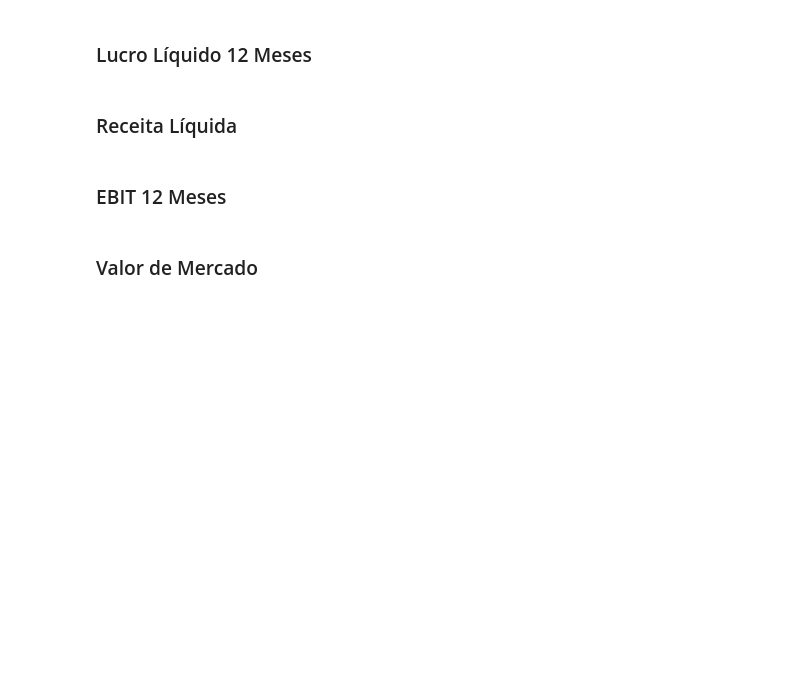
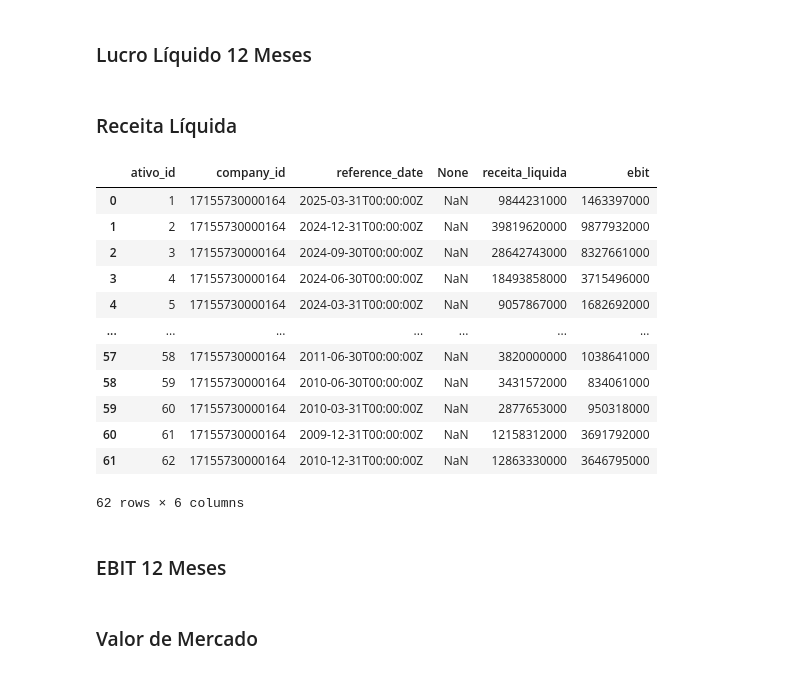
Before and after one commit to faelk8/renda_investe-banco_de_dados, a Jupyter notebook: 02.02-calculos.ipynb, the cells around one changed output. Saved outputs shown, nothing was run; the diff lists cells and outputs as text; code cells hidden in the pictures; blank space fills up the shorter version.

```diff
--- a/02.02-calculos.ipynb
+++ b/02.02-calculos.ipynb
@@ -253,3 +276,19 @@ resultado['lucro_liquidos_12m'] = janela_tempo(patrimolio_liquido,'lucro_prejuiz
 # %% [markdown]
 ### Receita Líquida
+# %%
+demonstrativo_resultado
+# %% [output]
+|  | ativo_id | company_id | reference_date | None | receita_liquida | ebit |
+| 0 | 1 | 17155730000164 | 2025-03-31T00:00:00Z | NaN | 9844231000 | 1463397000 |
+| 1 | 2 | 17155730000164 | 2024-12-31T00:00:00Z | NaN | 39819620000 | 9877932000 |
+| 2 | 3 | 17155730000164 | 2024-09-30T00:00:00Z | NaN | 28642743000 | 8327661000 |
+| 3 | 4 | 17155730000164 | 2024-06-30T00:00:00Z | NaN | 18493858000 | 3715496000 |
+| 4 | 5 | 17155730000164 | 2024-03-31T00:00:00Z | NaN | 9057867000 | 1682692000 |
+| ... | ... | ... | ... | ... | ... | ... |
+| 57 | 58 | 17155730000164 | 2011-06-30T00:00:00Z | NaN | 3820000000 | 1038641000 |
+| 58 | 59 | 17155730000164 | 2010-06-30T00:00:00Z | NaN | 3431572000 | 834061000 |
+| 59 | 60 | 17155730000164 | 2010-03-31T00:00:00Z | NaN | 2877653000 | 950318000 |
+| 60 | 61 | 17155730000164 | 2009-12-31T00:00:00Z | NaN | 12158312000 | 3691792000 |
+| 61 | 62 | 17155730000164 | 2010-12-31T00:00:00Z | NaN | 12863330000 | 3646795000 |
+62 rows × 6 columns
 # %%
```
Also changed, not shown: parts of 31 cells of this notebook, 3 other files.
